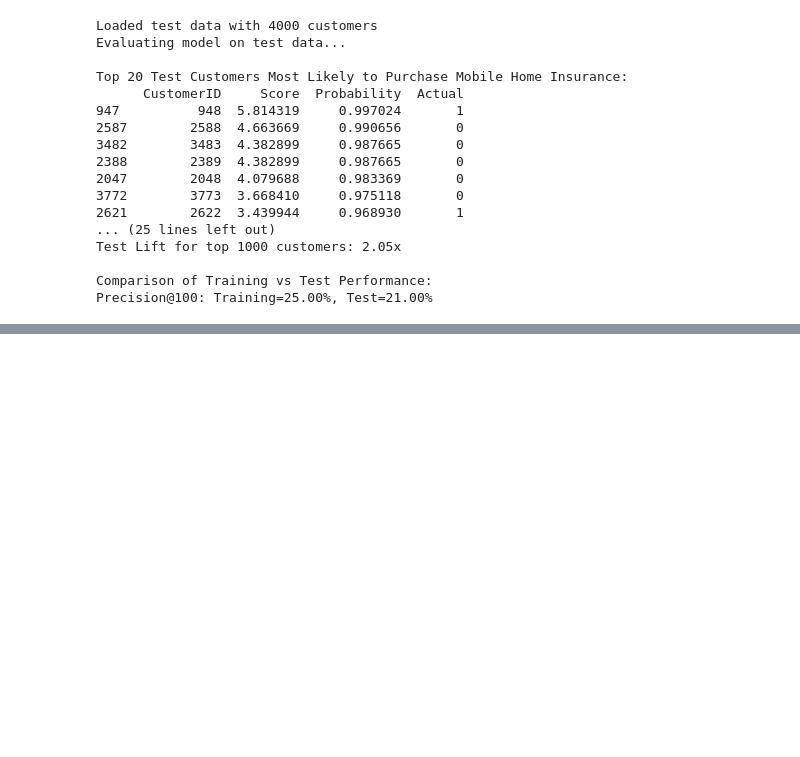
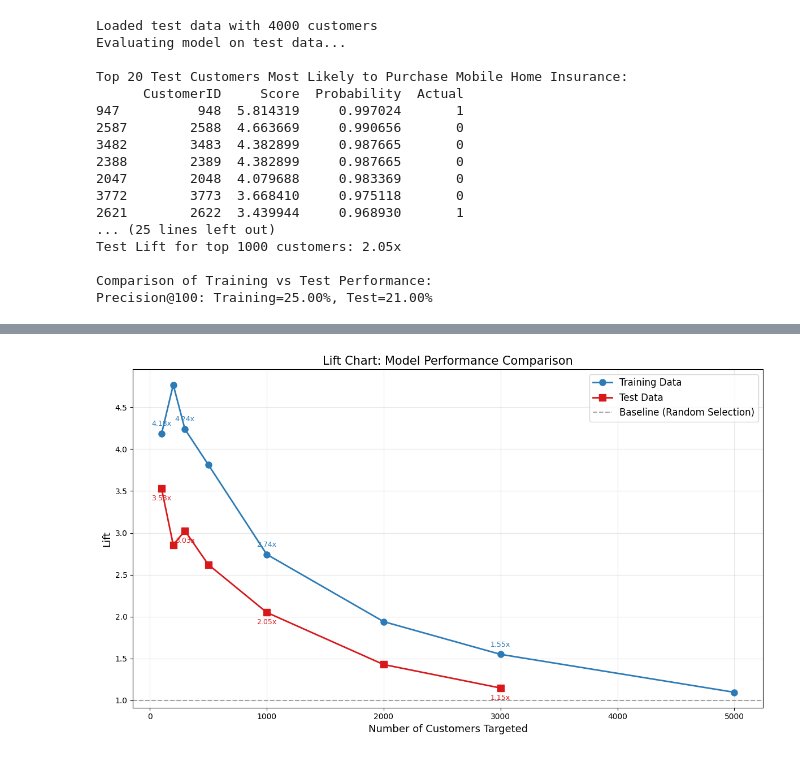
Before and after one commit to ThanosDrossos/MineriaDatosUNAM, a Jupyter notebook: code/tarea1.ipynb, the cells around one changed output, grey strips where cells are left out. Drawn from its saved outputs; the diff is of its cells as text; code cells hidden in the pictures; blank space fills up the shorter version.

```diff
--- a/code/tarea1.ipynb
+++ b/code/tarea1.ipynb
@@ -1078,0 +1151,57 @@ Precision@100: Training=25.00%, Test=21.00%
+# %%
+# Create data for lift chart - both training and test
+lifts_train = []
+lifts_test = []
+percentiles = [100, 200, 300, 500, 1000, 2000, 3000, 5000]
+
+# Calculate baseline rates
+baseline_train = df['CARAVAN'].mean()
+baseline_test = test_df['CARAVAN'].mean()
+
+# Calculate lifts for training data
+for n in percentiles:
+    if n <= len(customer_scores):
+        lift = customer_scores.head(n)['Actual'].mean() / baseline_train
+        lifts_train.append(lift)
+
+# Calculate lifts for test data
+for n in percentiles:
+    if n <= len(test_scores):
+        lift = test_scores.head(n)['Actual'].mean() / baseline_test
+        lifts_test.append(lift)
+
+# Plot lift chart with both datasets
+plt.figure(figsize=(12, 7))
+
+# Training data line
+plt.plot(percentiles[:len(lifts_train)], lifts_train, 'o-',
+         linewidth=2, markersize=8, color='#2C7BB6', label='Training Data')
+
+# Test data line
+plt.plot(percentiles[:len(lifts_test)], lifts_test, 's-',
+         linewidth=2, markersize=8, color='#D7191C', label='Test Data')
+
+plt.axhline(y=1, color='gray', linestyle='--', alpha=0.7, label='Baseline (Random Selection)')
+
+# Enhance the chart
+plt.title('Lift Chart: Model Performance Comparison', fontsize=15)
+plt.xlabel('Number of Customers Targeted', fontsize=13)
+plt.ylabel('Lift', fontsize=13)
+plt.grid(True, alpha=0.3)
+plt.legend(fontsize=12)
+
+# Add value annotations at key points
+for i, (x, y) in enumerate(zip(percentiles[:len(lifts_train)], lifts_train)):
+    if i % 2 == 0:  # Annotate every other point to avoid clutter
+        plt.annotate(f'{y:.2f}x', (x, y), textcoords="offset points",
+                    xytext=(0,10), ha='center', fontsize=9, color='#2C7BB6')
+
+for i, (x, y) in enumerate(zip(percentiles[:len(lifts_test)], lifts_test)):
+    if i % 2 == 0:  # Annotate every other point
+        plt.annotate(f'{y:.2f}x', (x, y), textcoords="offset points",
+                    xytext=(0,-15), ha='center', fontsize=9, color='#D7191C')
+
+plt.tight_layout()
+plt.show()
+# %% [output]
+[figure, added]
```
Also changed, not shown: parts of 15 cells of this notebook.
